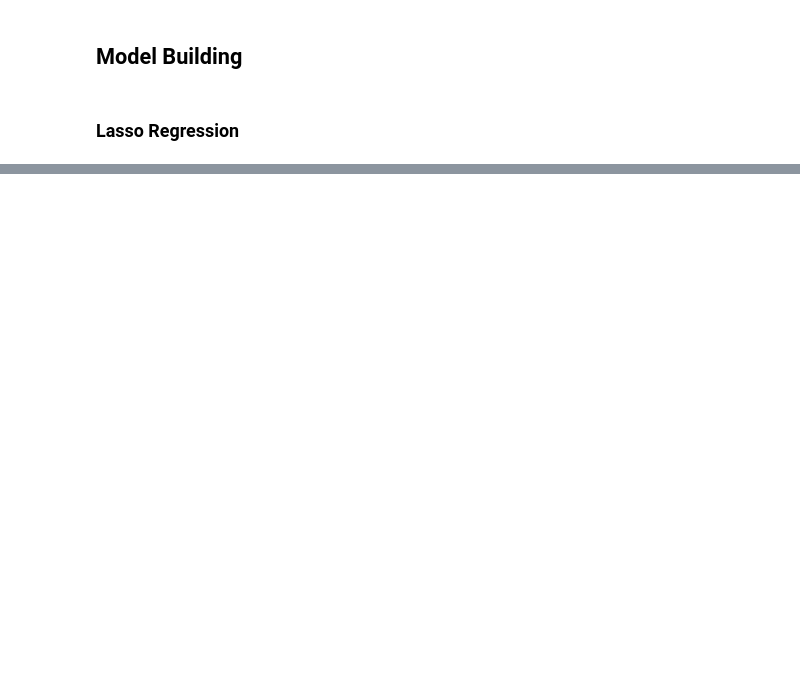
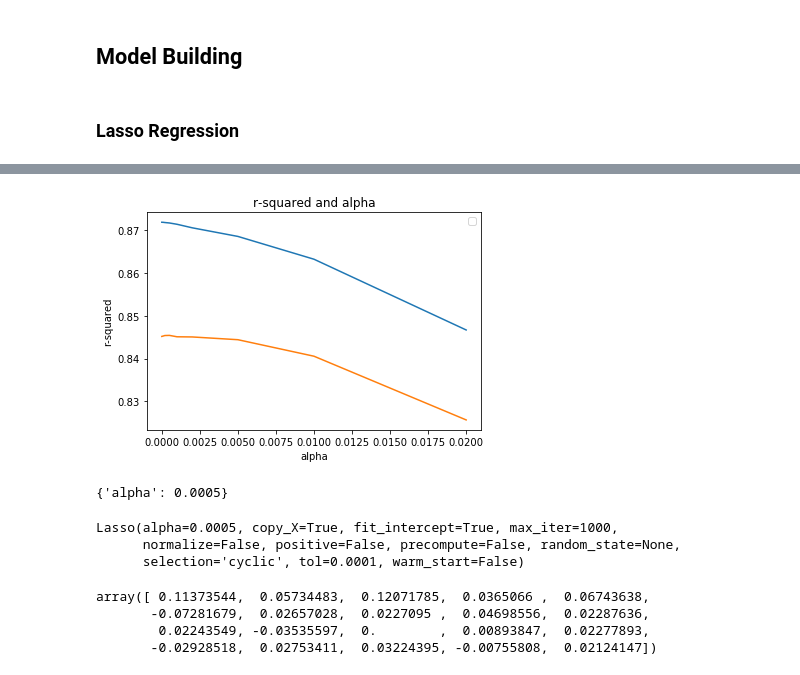
Before and after one commit to singh-manvinder/house_price_prediction, a Jupyter notebook: solution.ipynb, the cells around one changed output, grey strips where cells are left out. Cells and saved outputs as stored; diff of their text form; code cells hidden in the pictures; blank space fills up the shorter version.

```diff
--- a/solution.ipynb
+++ b/solution.ipynb
@@ -585,0 +591,33 @@ cv_results.head()
+# %%
+cv_results['param_alpha'] = cv_results['param_alpha'].astype('float32')
+# %%
+plt.xlabel('alpha')
+plt.ylabel('r-squared')
+plt.title("r-squared and alpha")
+plt.legend(['train score', 'test score'], loc='upper right')
+
+plt.plot(cv_results['param_alpha'], cv_results['mean_train_score'])
+plt.plot(cv_results['param_alpha'], cv_results['mean_test_score'])
+plt.show()
+# %% [output]
+[figure, added]
+# %%
+model_cv.best_params_
+# %% [output]
+{'alpha': 0.0005}
+# %%
+alpha = 0.0005
+
+lasso = Lasso(alpha = alpha)
+lasso.fit(X_train, y_train)
+# %% [output]
+Lasso(alpha=0.0005, copy_X=True, fit_intercept=True, max_iter=1000,
+      normalize=False, positive=False, precompute=False, random_state=None,
+      selection='cyclic', tol=0.0001, warm_start=False)
+# %%
+lasso.coef_
+# %% [output]
+array([ 0.11373544,  0.05734483,  0.12071785,  0.0365066 ,  0.06743638,
+       -0.07281679,  0.02657028,  0.0227095 ,  0.04698556,  0.02287636,
+        0.02243549, -0.03535597,  0.        ,  0.00893847,  0.02277893,
+       -0.02928518,  0.02753411,  0.03224395, -0.00755808,  0.02124147])
```
Also changed, not shown: parts of 41 cells of this notebook.
